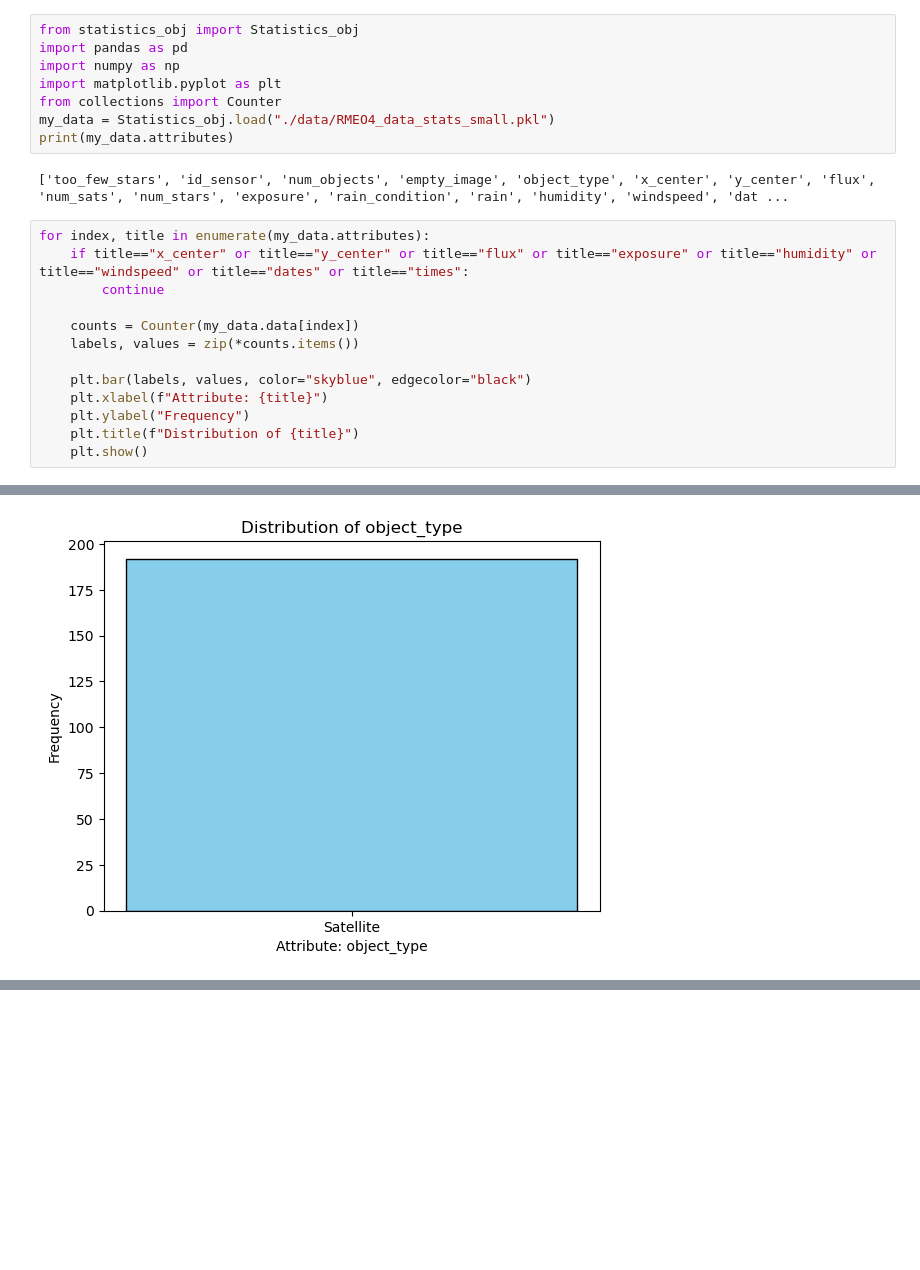
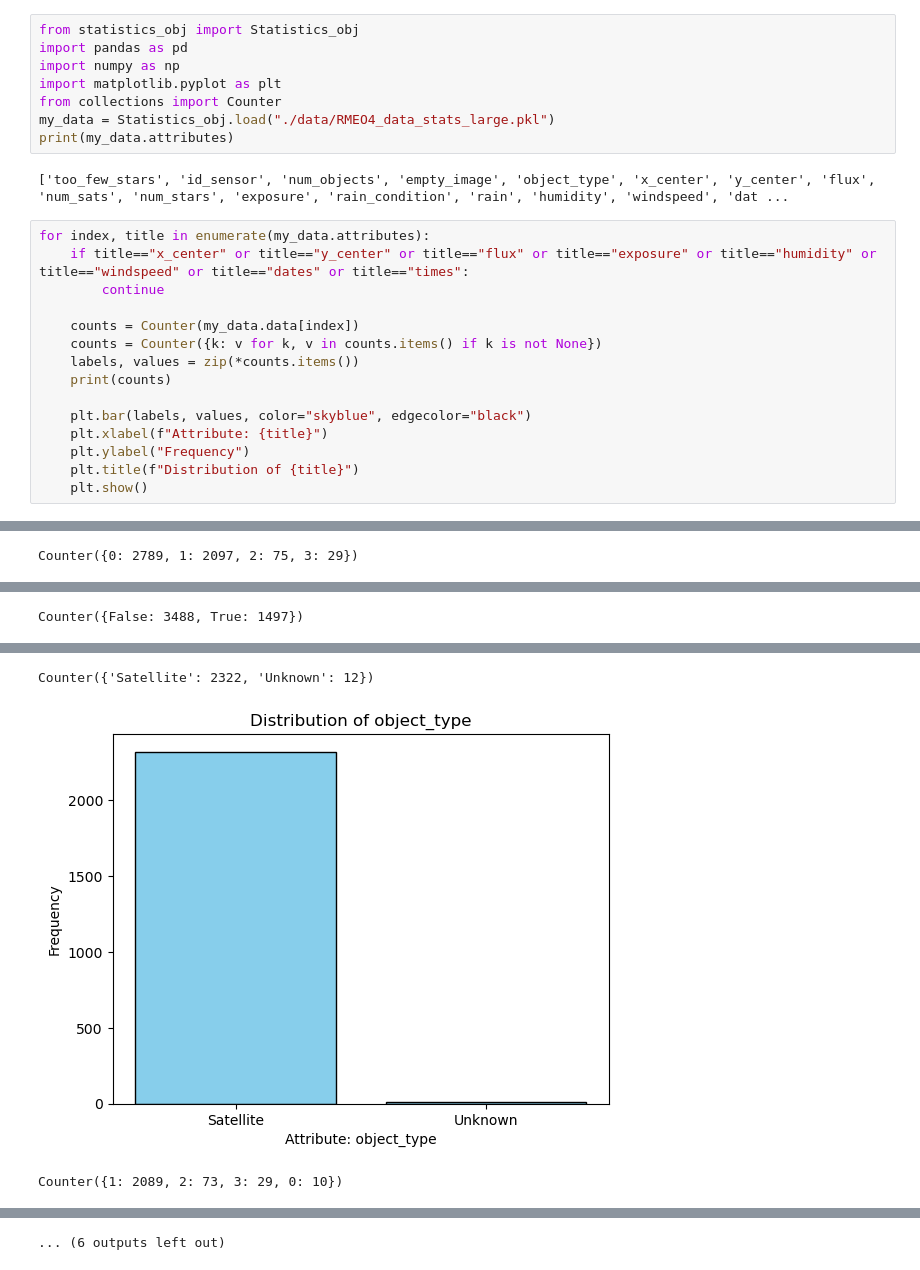
Before and after one commit to Chaps21812/Dataset_Compilation_and_Statistics, a Jupyter notebook: data_connections/plots.ipynb, the cells around one changed output, grey strips where cells are left out. Drawn from its saved outputs; the diff is of its cells as text; blank space fills up the shorter version.

Commit message:
Dataset visualization of 5k samples.

```diff
--- a/data_connections/plots.ipynb
+++ b/data_connections/plots.ipynb
@@ -4,7 +4,7 @@ import pandas as pd
 import numpy as np
 import matplotlib.pyplot as plt
 from collections import Counter
-my_data = Statistics_obj.load("./data/RMEO4_data_stats_small.pkl")
+my_data = Statistics_obj.load("./data/RMEO4_data_stats_large.pkl")
 print(my_data.attributes)
 # %% [output]
 ['too_few_stars', 'id_sensor', 'num_objects', 'empty_image', 'object_type', 'x_center', 'y_center', 'flux', 'num_sats', 'num_stars', 'exposure', 'rain_condition', 'rain', 'humidity', 'windspeed', 'dat ...
@@ -14,7 +14,9 @@ for index, title in enumerate(my_data.attributes):
         continue
 
     counts = Counter(my_data.data[index])
+    counts = Counter({k: v for k, v in counts.items() if k is not None})
     labels, values = zip(*counts.items())
+    print(counts)
 
     plt.bar(labels, values, color="skyblue", edgecolor="black")
     plt.xlabel(f"Attribute: {title}")
@@ -26,0 +31 @@ for index, title in enumerate(my_data.attributes):
+Counter({0: 2789, 1: 2097, 2: 75, 3: 29})
@@ -27,0 +33 @@ for index, title in enumerate(my_data.attributes):
+Counter({False: 3488, True: 1497})
@@ -29 +35,3 @@ for index, title in enumerate(my_data.attributes):
+Counter({'Satellite': 2322, 'Unknown': 12})
-[figure, old version]
+[figure, new version]
+Counter({1: 2089, 2: 73, 3: 29, 0: 10})
@@ -34,3 +39,4 @@ for index, title in enumerate(my_data.attributes):
+... (6 outputs left out)
 # %%
 for index, title in enumerate(my_data.attributes):
     if title=="flux" or title=="exposure" or title=="humidity" or title=="windspeed":
```
Also changed, not shown: parts of 4 cells of this notebook, 1 other file.
